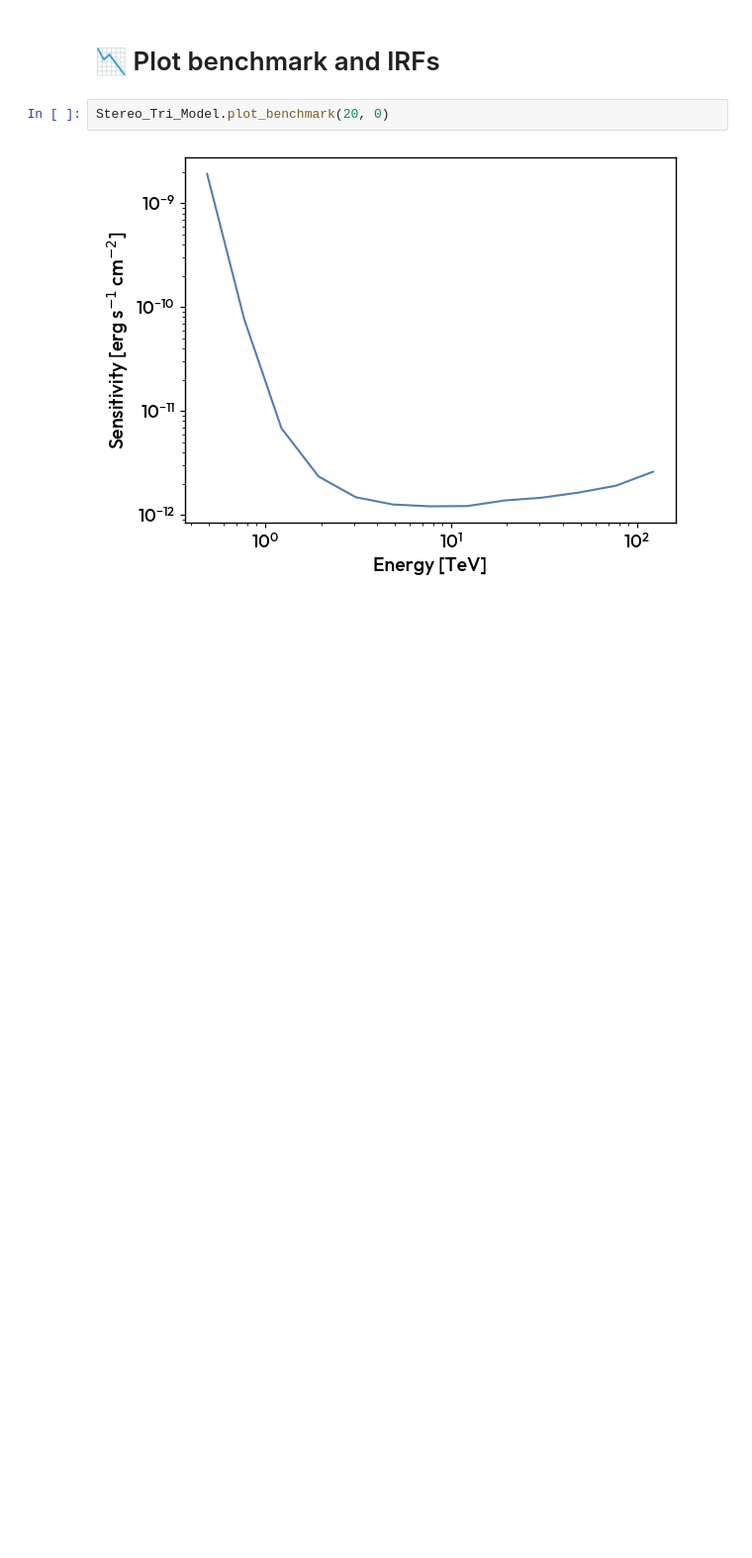
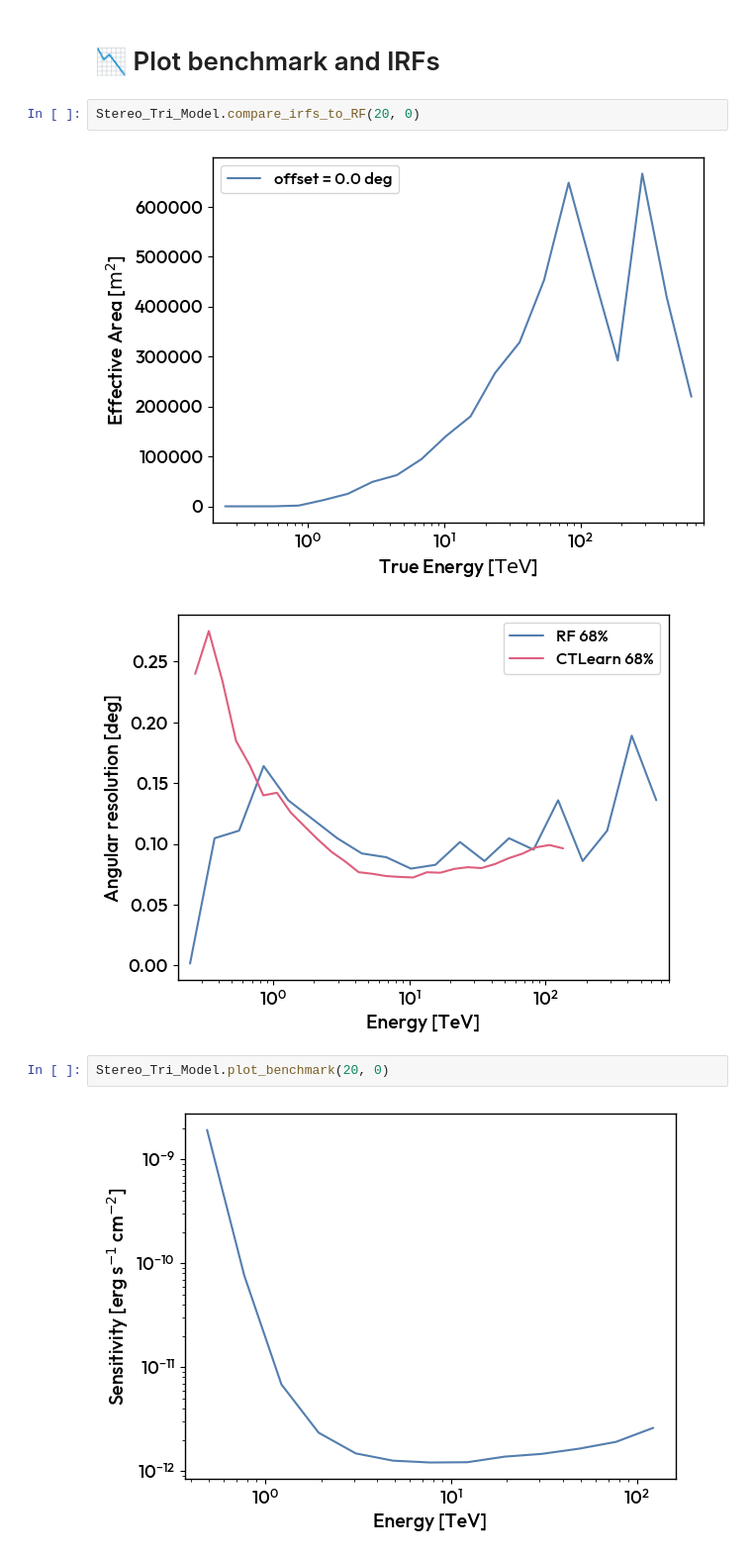
Before and after one commit to BastienLacave/CTLearn-Manager, a Jupyter notebook: notebooks/6_Make_IRFs.ipynb, the cells around one changed output. Shown at 99% size. Drawn from its saved outputs; the diff is of its cells as text; blank space fills up the shorter version.

```diff
--- a/notebooks/6_Make_IRFs.ipynb
+++ b/notebooks/6_Make_IRFs.ipynb
@@ -49,5 +38,10 @@ Stereo_Tri_Model.produce_irfs(20, 0,
 # %% [markdown]
 # 📉 Plot benchmark and IRFs
+# %%
+Stereo_Tri_Model.compare_irfs_to_RF(20, 0)
+# %% [output]
+[figure, added]
+[figure, added]
 # %%
 Stereo_Tri_Model.plot_benchmark(20, 0)
 # %% [output]
```
Also changed, not shown: parts of 2 cells of this notebook, 18 other files.
